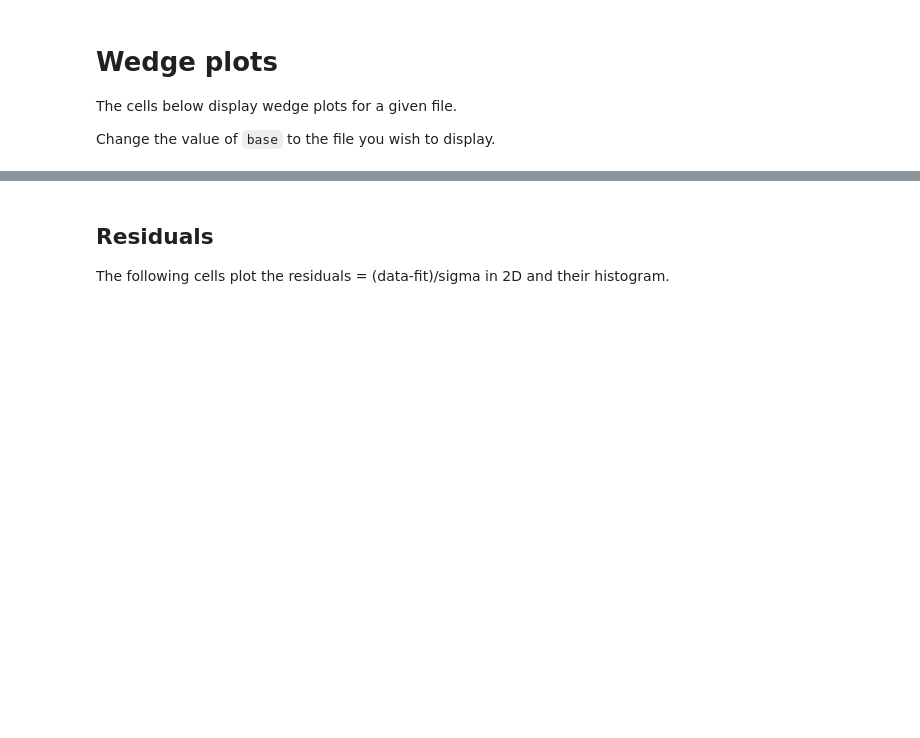
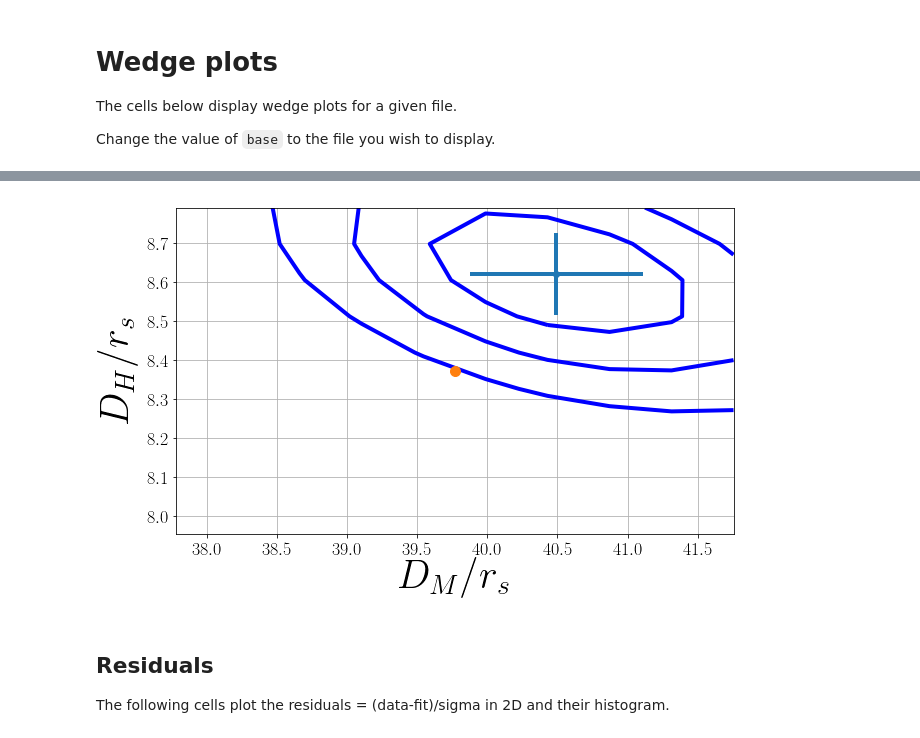
Before and after one commit to igmhub/picca, a Jupyter notebook: tutorials/QA_plots.ipynb, the cells around one changed output, grey strips where cells are left out. Drawn from its saved outputs; the diff is of its cells as text; code cells hidden in the pictures; blank space fills up the shorter version.

```diff
--- a/tutorials/QA_plots.ipynb
+++ b/tutorials/QA_plots.ipynb
@@ -653,7 +653,7 @@ If you want the cross results instead change the first line to
 
     fi = sorted(glob.glob("xcf*.h5"))
 # %%
-fi = sorted(glob.glob(mock['raw_path']+'/xcf_z_0_2.2-exp.h5'))
+fi = sorted(glob.glob(mock['raw_path']+'/cf_z_2.2_2.4-exp.h5'))
 #fi = [mock['raw_path']+'/cf_z_{}_{}-exp.h5'.format(round(zmin,3),round(zmin+0.2,3)) for zmin in sp.arange(2.2,3,0.2)]
 ff = h5py.File(fi[0],'r')
 cosmo_pars = ["bias_LYA","beta_LYA","bias_QSO","beta_QSO","ap","at"]
@@ -732,7 +745,7 @@ The cells below display wedge plots for a given file.
 
 Change the value of `base` to the file you wish to display.
 # %%
-base = 'xcf_z_0_2.2-exp'
+base = 'cf_xcf_z_0_10-exp'
 toPlot = {}
 toPlot['Mock'] = { 'CORR':mock['raw_path']+'/'+base+'.fits',
                   'FIT':mock['raw_path']+'/'+base+'.h5',
@@ -773,7 +791,7 @@ for mumin,mumax in zip(mus[:-1],mus[1:]):
 from picca.constants import cosmo
 zeff = 2.4
 #h_dr9 = 0.7
-#Om_fid = 0.3147
+Om_fid = 0.3147
 #cosmo_dr9 = cosmo(0.27)
 #DH_dr9 = c/h_dr9/cosmo_dr9.hubble(zeff)
 #DM_dr9 = cosmo_dr9.r_comoving(zeff)/h_dr9
@@ -785,33 +803,35 @@ rs_fid = 147.33 ## Mpc
 c = 300000 ## speed of light in km/s
 DH_fid = c/h/cosmo.hubble(zeff)
 DM_fid = cosmo.r_comoving(zeff)/h
 ff = h5py.File(toPlot['Mock']['FIT'],'r')
 chi2_min = ff['best fit'].attrs['fval']
 ap_best = ff['best fit'].attrs['ap']
 at_best = ff['best fit'].attrs['at']
 DH_best = ap_best*DH_fid
 DM_best = at_best*DM_fid
 ap_min = ff['chi2 scan/ap'].attrs['min']
 ap_max = ff['chi2 scan/ap'].attrs['max']
 nap = ff['chi2 scan/ap'].attrs['nb_bin']
 ap = sp.linspace(ap_min,ap_max,nap)
 DH = ap*DH_fid
 at_min = ff['chi2 scan/at'].attrs['min']
 at_max = ff['chi2 scan/at'].attrs['max']
 nat = ff['chi2 scan/ap'].attrs['nb_bin']
 at = sp.linspace(at_min,at_max,nat)
 DM = at*DM_fid
 index = ff['chi2 scan/result'].attrs['fval']
 plt.contour(DM/rs_fid,DH/rs_fid,ff['chi2 scan/result/values'][...][:,index].reshape(nat,-1)-chi2_min,
            levels=[2.3,6,11.8],colors=['b','b','b'])
 plt.errorbar([DM_best[0]/rs_fid],[DH_best[0]/rs_fid],
              xerr=[DM_best[1]/rs_fid],yerr=[DH_best[1]/rs_fid],fmt="o")
 plt.plot([DM_fid/rs_fid],[DH_fid/rs_fid],"o",ms=10)
 #plt.plot([DM_dr9/rs_dr9],[DH_dr9/rs_dr9],"o",ms=10)
 plt.xlabel(r'$D_M/r_s$',fontsize=40)
 plt.ylabel(r'$D_H/r_s$',fontsize=40)
 plt.grid()
 ff.close()
+# %% [output]
+[figure, added]
 # %% [markdown]
 ## Residuals
 
```
Also changed, not shown: parts of 3 cells of this notebook, 2 other files.
